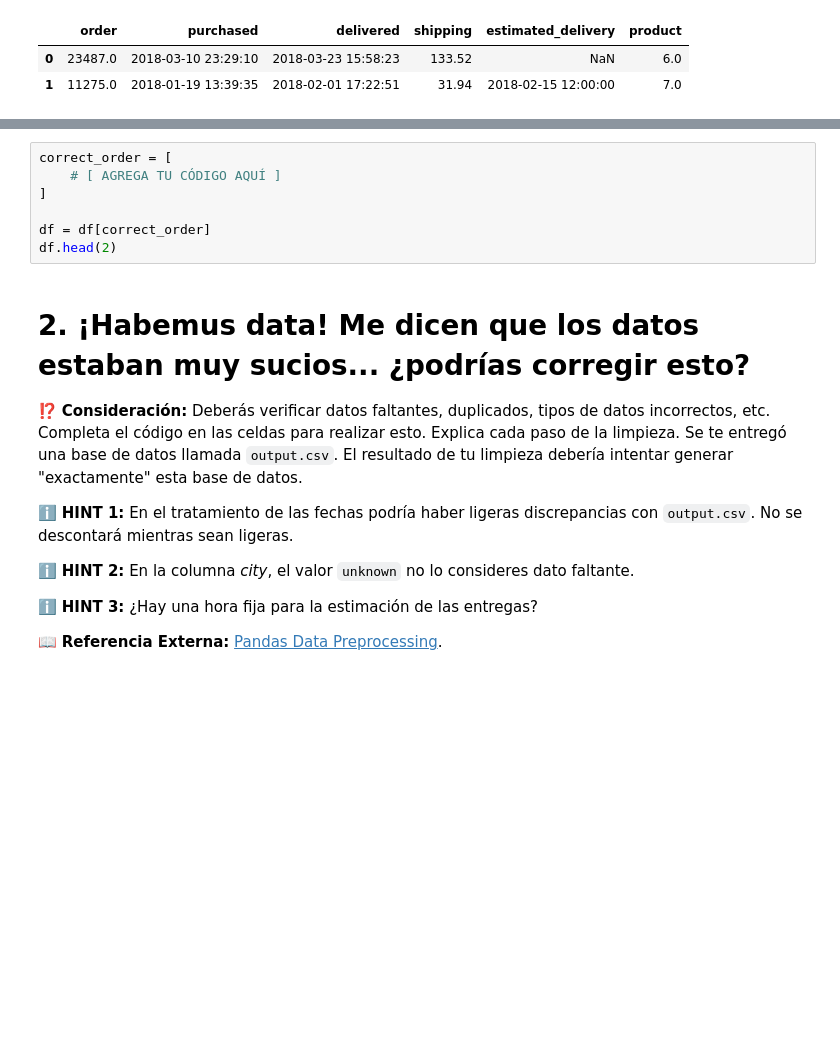
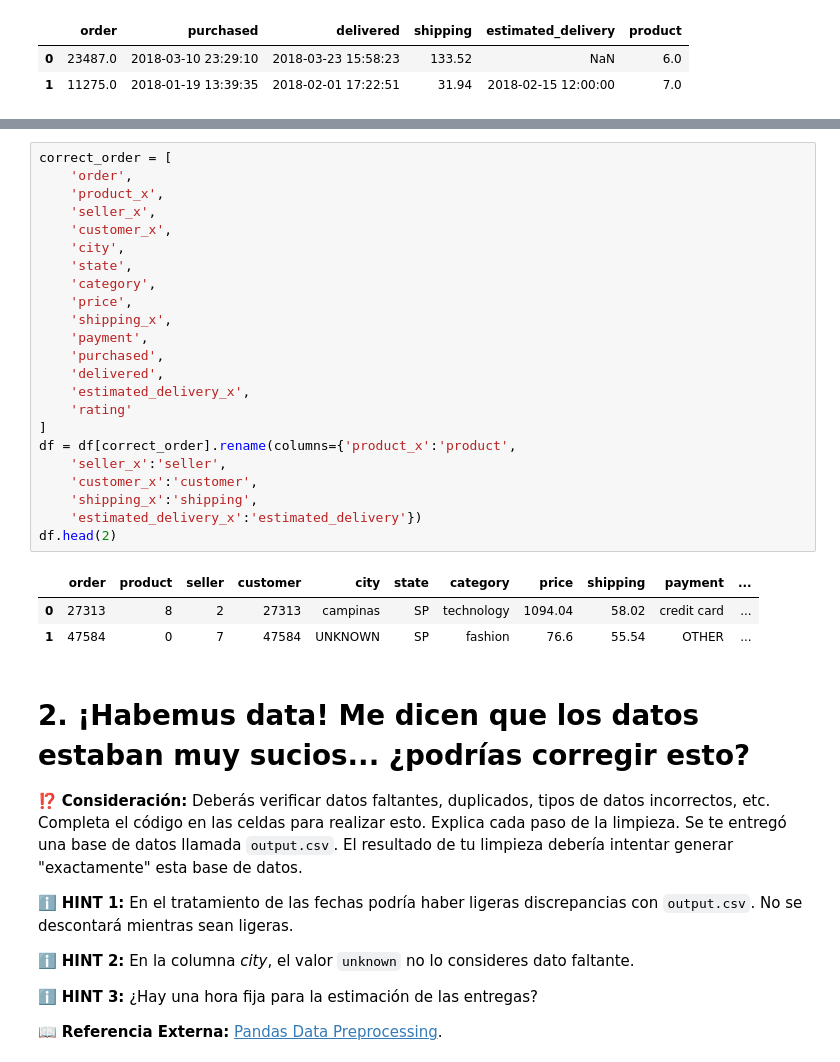
Before and after one commit to julvc/python_diplo, a Jupyter notebook: Julio_Varas_MP1.ipynb, the cells around one changed output, grey strips where cells are left out. Saved outputs shown, nothing was run; the diff lists cells and outputs as text; blank space fills up the shorter version.

```diff
--- a/Julio_Varas_MP1.ipynb
+++ b/Julio_Varas_MP1.ipynb
@@ -150,10 +161,30 @@ df.head(2)
-# %%
-correct_order = [
-    # [ AGREGA TU CÓDIGO AQUÍ ]
-]
-
-df = df[correct_order]
-df.head(2)
+# %%
+correct_order = [
+    'order',
+    'product_x',
+    'seller_x',
+    'customer_x',
+    'city',
+    'state',
+    'category',
+    'price',
+    'shipping_x',
+    'payment',
+    'purchased',
+    'delivered',
+    'estimated_delivery_x',
+    'rating'
+]
+df = df[correct_order].rename(columns={'product_x':'product',
+    'seller_x':'seller',
+    'customer_x':'customer',
+    'shipping_x':'shipping',
+    'estimated_delivery_x':'estimated_delivery'})
+df.head(2)
+# %% [output]
+|  | order | product | seller | customer | city | state | category | price | shipping | payment | ... |
+| 0 | 27313 | 8 | 2 | 27313 | campinas | SP | technology | 1094.04 | 58.02 | credit card | ... |
+| 1 | 47584 | 0 | 7 | 47584 | UNKNOWN | SP | fashion | 76.6 | 55.54 | OTHER | ... |
 # %% [markdown]
 # 2. ¡Habemus data! Me dicen que los datos estaban muy sucios... ¿podrías corregir esto?
 
```
Also changed, not shown: parts of 4 cells of this notebook.
